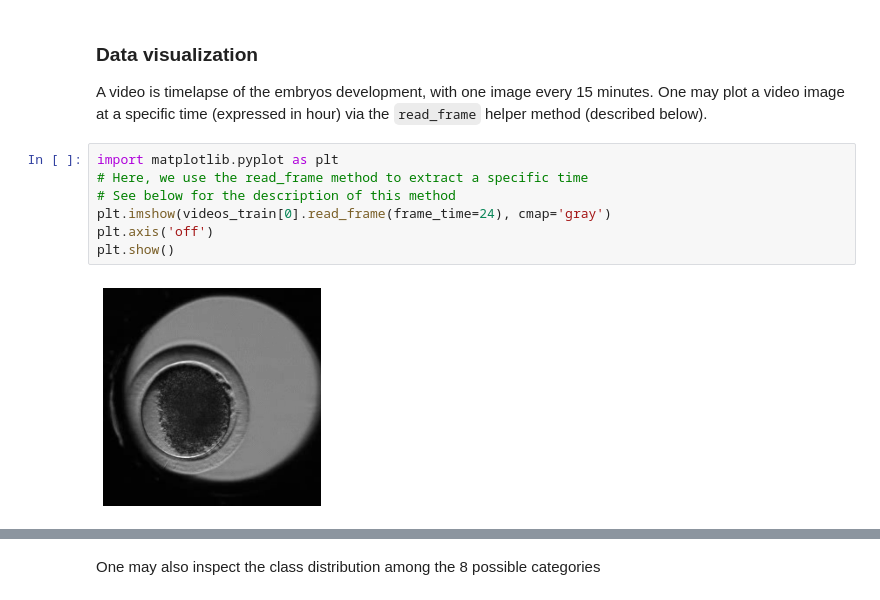
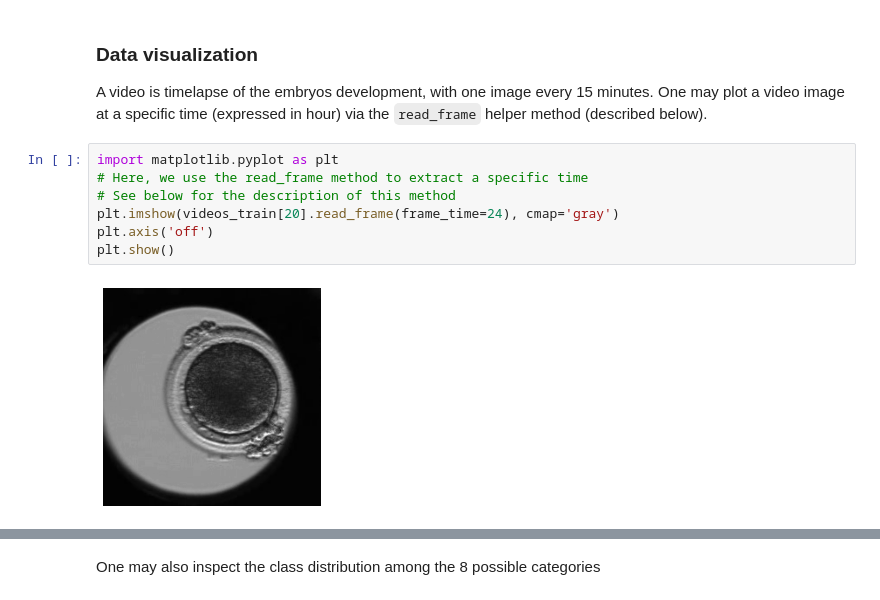
Before and after one commit to ramp-kits/bovine_embryo_survival_prediction, a Jupyter notebook: bovine_embryo_survival_prediction_starting_kit.ipynb, the cells around one changed output, grey strips where cells are left out. Drawn from its saved outputs; the diff is of its cells as text.

```diff
--- a/bovine_embryo_survival_prediction_starting_kit.ipynb
+++ b/bovine_embryo_survival_prediction_starting_kit.ipynb
@@ -96,9 +94,9 @@ A video is timelapse of the embryos development, with one image every 15 minutes
 # %%
 import matplotlib.pyplot as plt
 # Here, we use the read_frame method to extract a specific time
 # See below for the description of this method
-plt.imshow(videos_train[0].read_frame(frame_time=24), cmap='gray')
+plt.imshow(videos_train[20].read_frame(frame_time=24), cmap='gray')
 plt.axis('off')
 plt.show()
 # %% [output]
-[figure, old version]
+[figure, new version]
```
Also changed, not shown: parts of 13 cells of this notebook, 1 other file.
